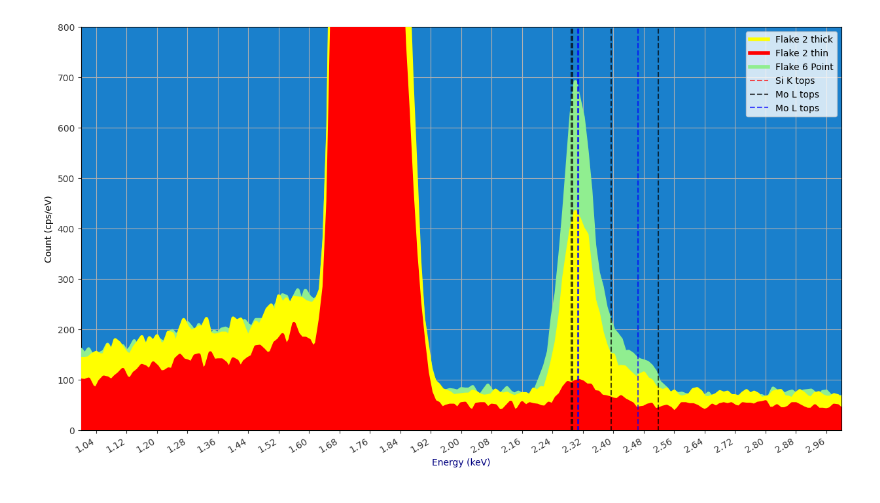
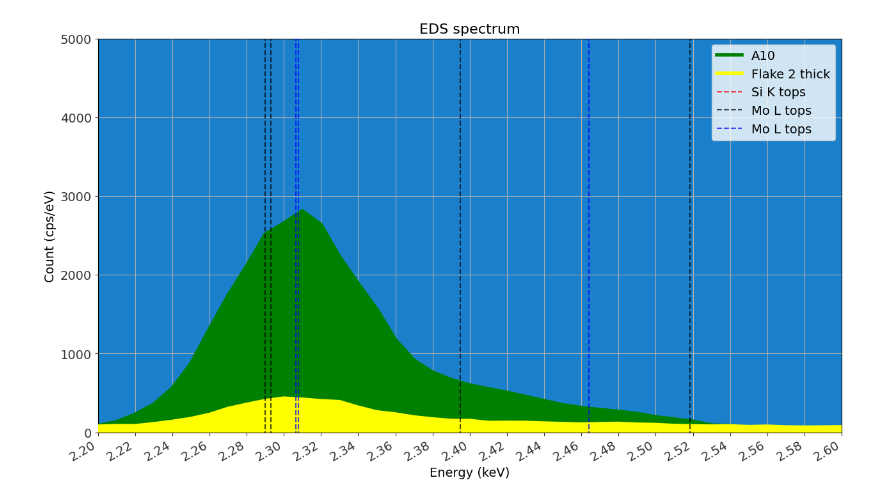
Before and after one commit to Lionfish30/Sommarjobb-2024, a Jupyter notebook: Data Importer.ipynb, the cells around one changed output. Saved outputs shown, nothing was run; the diff lists cells and outputs as text; code cells hidden in the pictures.

```diff
--- a/Data Importer.ipynb
+++ b/Data Importer.ipynb
@@ -42,0 +42,14 @@ print(type("hej"))
+# %%
+data = dataimporter("Thicker part Flake 2.txt",46)
+data2 = dataimporter("Thin part Flake 2 new.txt",46)
+# data31 = dataimporter("Flake 6 Area.txt")
+# data32 = dataimporter("Flake 6 Point.txt")
+data_A10_1 = dataimporter("Spectrum_A10_Area_1.txt",46)
+data_B15_1 = dataimporter("Spectrum_B15_Area_1.txt",47)
+data_B15_2 = dataimporter("Spectrum_B15_Area_2.txt",47)
+data_C10_1 = dataimporter("Spectrum_C10_Area_1.txt",45)
+data_C10_2 = dataimporter("Spectrum_C10_Area_2.txt",47)
+data_D9_1 = dataimporter("Spectrum_D9_Area_1.txt",47)
+data_E7_1 = dataimporter("Spectrum_E7_Area_1.txt",46)
+data_N8_1 = dataimporter("Spectrum_N8_Area_1.txt",46)
+data_N15_1 = dataimporter("Spectrum_N15_Area_1.txt",46)
@@ -43,51 +126,60 @@ print(type("hej"))
 # %%
-data = dataimporter("Thicker part Flake 2.txt")
-data2 = dataimporter("Thin part Flake 2 new.txt")
-data31 = dataimporter("Flake 6 Area.txt")
-data32 = dataimporter("Flake 6 Point.txt")
+# data = dataimporter("Thicker part Flake 2.txt")
+# data2 = dataimporter("Thin part Flake 2 new.txt")
+# data31 = dataimporter("Flake 6 Area.txt")
+# data32 = dataimporter("Flake 6 Point.txt")
 
 
 Molines = [2.29316, 2.28985, 2.39481, 2.5183]
 Silines = [1.73998,1.73938, 1.83594]
 Slines = [2.30784,2.30664,2.46404]
-Nticks = 30
-xmax = 3
-xmin = 1
-ymax = 800#np.max(data[:,1])+1000
+Nticks = 20
+xmax = 2.6
+xmin = 2.2
+ymax = 5000
 
 
 fig, ax = plt.subplots()
 fig.set_size_inches(15,8)
 fmt = lambda x, pos: '{}'.format(x).rstrip('0')
-plotter(ax,data,5,"yellow","Flake 2 thick")
-plotter(ax,data2,6,"red","Flake 2 thin")
+
+
+# plotter(ax,data_E7_1,7,"yellow","E7")
+plotter(ax,data_N15_1,7,"green","A10")
+# plotter(ax,data_N15_1,6,"red","N15")
+
+plotter(ax,data,8,"yellow","Flake 2 thick")
+# plotter(ax,data2,6,"red","Flake 2 thin")
 # plotter(ax,data31,3,"green","Flake 6 Area")
-plotter(ax,data32,4,"lightgreen","Flake 6 Point")
+# plotter(ax,data32,4,"lightgreen","Flake 6 Point")
 # ax.plot(data[:,0],data[:,1],zorder=5, lw = 4, color = "yellow", label = "flake 2 thick")
 # ax.fill_between(data[:,0],data[:,1],zorder=5, color = "yellow",)
 # ax.plot(data2[:,0],data2[:,1],zorder=6, lw = 4, color = "red")
 # ax.plot(data31[:,0],data31[:,1],zorder=6, lw = 4, color = "green")
 # ax.plot(data32[:,0],data32[:,1],zorder=6, lw = 4, color = "lightgreen")
 
-plt.setp(ax.get_xticklabels(), rotation=30, horizontalalignment='right')
+plt.setp(ax.get_xticklabels(), rotation=30, horizontalalignment='right',fontsize=14)
+plt.setp(ax.get_yticklabels(),fontsize=14)
 ax.xaxis.set_major_locator(ticker.MaxNLocator(Nticks))
+# ax.yaxis.set_major_locator(ticker.MaxNLocator(7))
 #ax.xaxis.set_major_formatter(ticker.FuncFormatter(lambda x, pos: str(x).rstrip('0')))
 ax.grid(zorder = 1)
 ax.set_xlim([xmin,xmax])
 ax.set_ylim([0,ymax])
 ax.set_facecolor((0.1, 0.5, 0.8))
 ax.spines['bottom'].set_color('black')
 ax.spines['top'].set_color('black')
-ax.xaxis.label.set_color('navy')
+ax.xaxis.label.set_color('black')
 ax.tick_params(colors=(0.2, 0.2, 0.2), which ='both')
-ax.set_xlabel("Energy (keV)")
-ax.set_ylabel("Count (cps/eV)")
+ax.set_xlabel("Energy (keV)",fontsize=14)
+ax.set_ylabel("Count (cps/eV)",fontsize=14)
+ax.set_title("EDS spectrum",fontsize=16)
 
 ax.vlines(Silines,-1000,ymax, colors="red",linestyles="dashed", alpha = 0.7, label="Si K tops",zorder = 10)#Silicon K tops
 ax.vlines(Molines,-1000,ymax, colors="black",linestyles="dashed",alpha = 0.7,label= "Mo L tops",zorder = 10)#Mo L tops
 ax.vlines(Slines,-1000,ymax, colors=(0,0,1),linestyles="dashed",alpha = 0.7,label= "Mo L tops",zorder = 10)#S K tops
-ax.legend()
+ax.legend(fontsize=14)
 
 plt.show()
 # %% [output]
-[figure, old version]
+[figure, new version]
```
Also changed, not shown: parts of 5 cells of this notebook.
